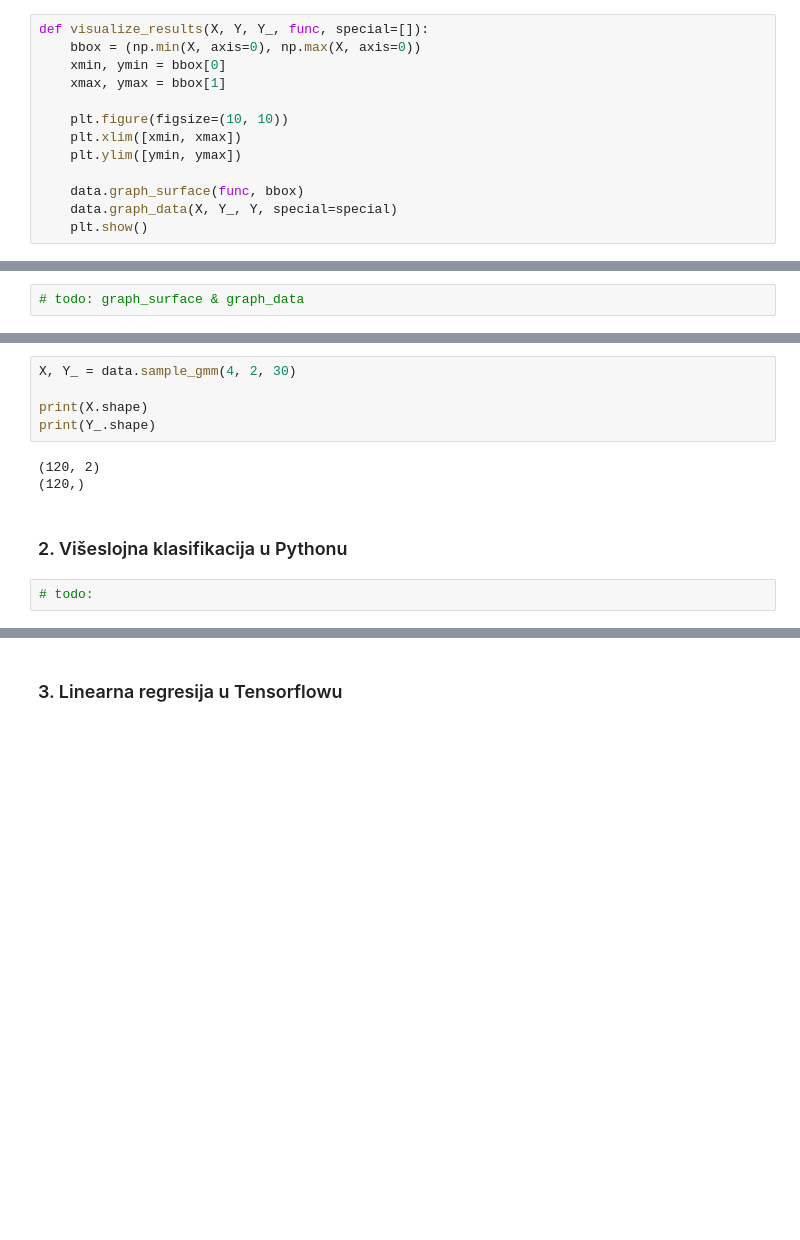
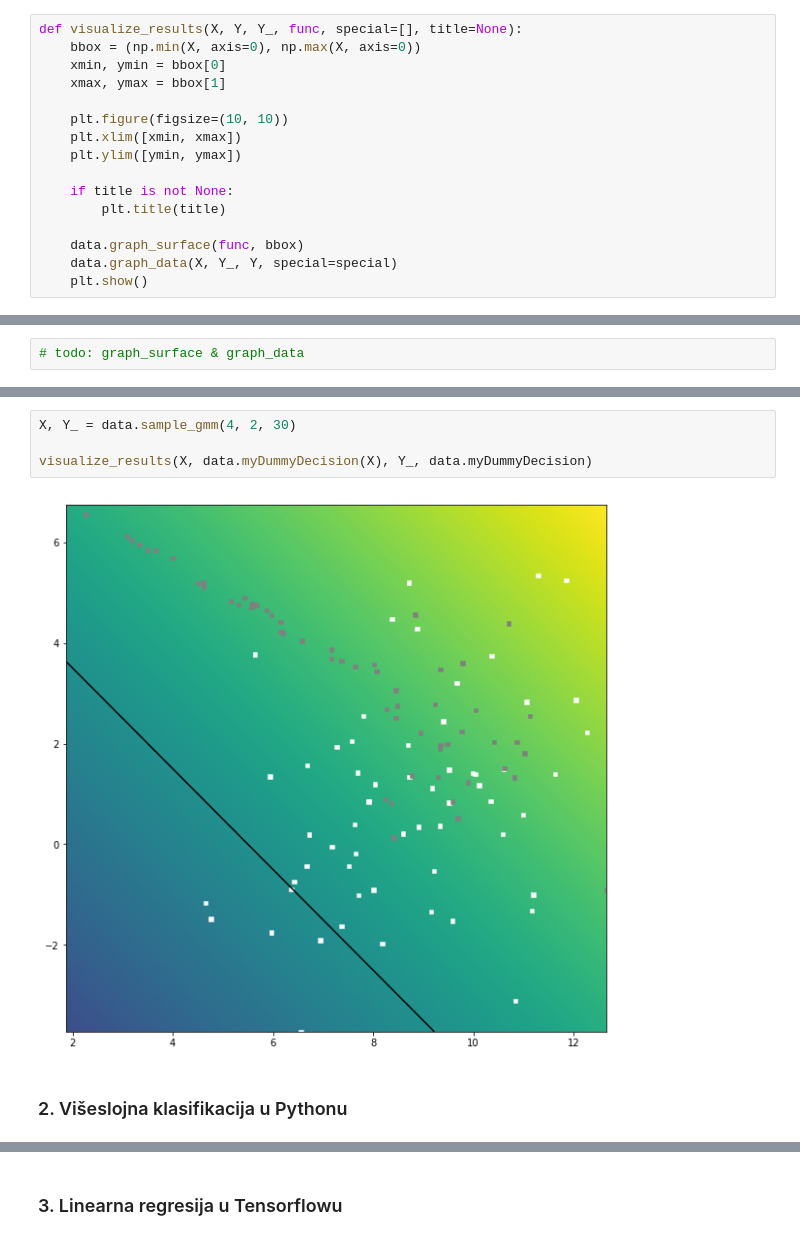
Before and after one commit to DavidBoja/du-lab, a Jupyter notebook: lab1/lab1.ipynb, the cells around one changed output, grey strips where cells are left out. Drawn from its saved outputs; the diff is of its cells as text; blank space fills up the shorter version.

```diff
--- a/lab1/lab1.ipynb
+++ b/lab1/lab1.ipynb
@@ -8,7 +8,7 @@ import data
 # %% [output]
 Populating the interactive namespace from numpy and matplotlib
 # %%
-def visualize_results(X, Y, Y_, func, special=[]):
+def visualize_results(X, Y, Y_, func, special=[], title=None):
     bbox = (np.min(X, axis=0), np.max(X, axis=0))
     xmin, ymin = bbox[0]
     xmax, ymax = bbox[1]
@@ -17,6 +17,9 @@ def visualize_results(X, Y, Y_, func, special=[]):
     plt.xlim([xmin, xmax])
     plt.ylim([ymin, ymax])
 
+    if title is not None:
+        plt.title(title)
+
     data.graph_surface(func, bbox)
     data.graph_data(X, Y_, Y, special=special)
     plt.show()
@@ -27,12 +39,8 @@ def visualize_results(X, Y, Y_, func, special=[]):
 # %%
 X, Y_ = data.sample_gmm(4, 2, 30)
 
-print(X.shape)
-print(Y_.shape)
+visualize_results(X, data.myDummyDecision(X), Y_, data.myDummyDecision)
 # %% [output]
-(120, 2)
-(120,)
+[figure, added]
 # %% [markdown]
 ### 2. Višeslojna klasifikacija u Pythonu
-# %%
-# todo:
```
Also changed, not shown: parts of 16 cells of this notebook.
